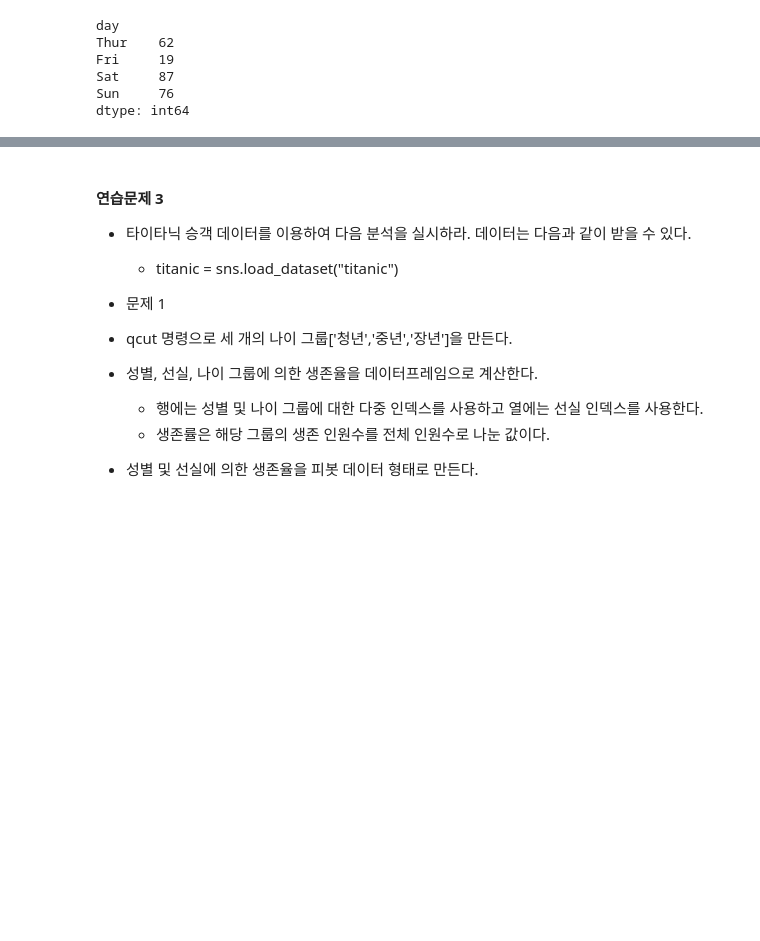
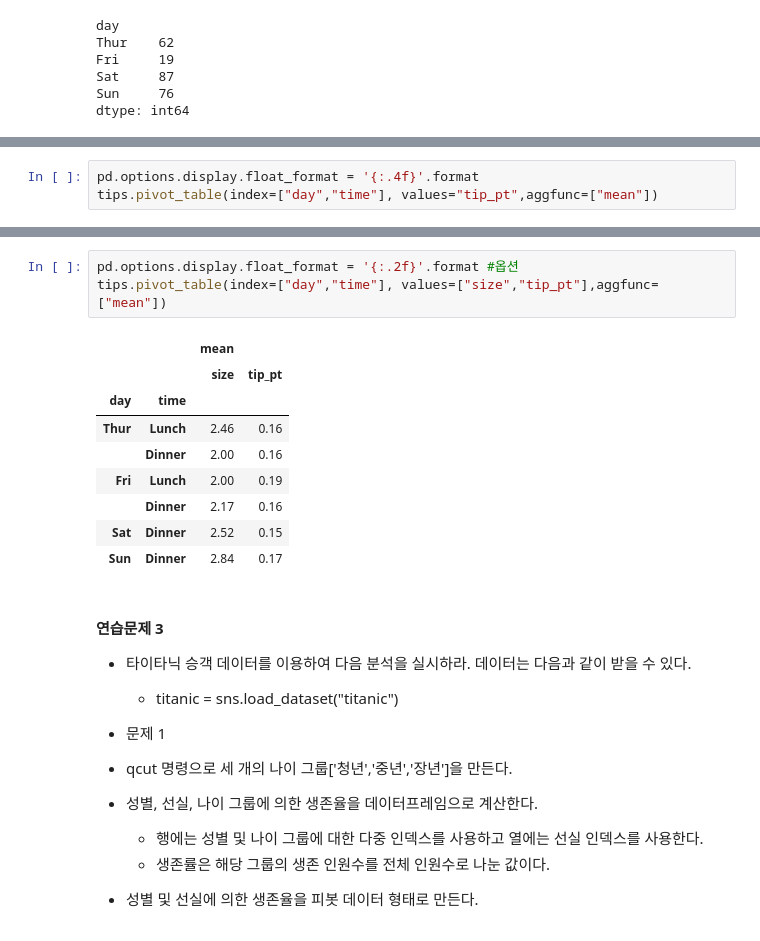
Before and after one commit to jun-young000/pandas, a Jupyter notebook: source_code/문제 6. 피봇테이블 및 그룹연산 연습문제.ipynb, the cells around one changed output, grey strips where cells are left out. Drawn from its saved outputs; the diff is of its cells as text; blank space fills up the shorter version.

```diff
--- a/source_code/문제 6. 피봇테이블 및 그룹연산 연습문제.ipynb
+++ b/source_code/문제 6. 피봇테이블 및 그룹연산 연습문제.ipynb
@@ -227,0 +232,3 @@ dtype: int64
+# %%
+pd.options.display.float_format = '{:.4f}'.format
+tips.pivot_table(index=["day","time"], values="tip_pt",aggfunc=["mean"])
@@ -239,3 +249,16 @@ dtype: int64
+# %%
+pd.options.display.float_format = '{:.2f}'.format #옵션
+tips.pivot_table(index=["day","time"], values=["size","tip_pt"],aggfunc=["mean"])
+# %% [output]
+|  |  | mean |  |
+|  |  | size | tip_pt |
+| day | time |  |  |
+| Thur | Lunch | 2.46 | 0.16 |
+|  | Dinner | 2.00 | 0.16 |
+| Fri | Lunch | 2.00 | 0.19 |
+|  | Dinner | 2.17 | 0.16 |
+| Sat | Dinner | 2.52 | 0.15 |
+| Sun | Dinner | 2.84 | 0.17 |
 # %% [markdown]
 #### 연습문제 3
 
```
Also changed, not shown: parts of 40 cells of this notebook.
